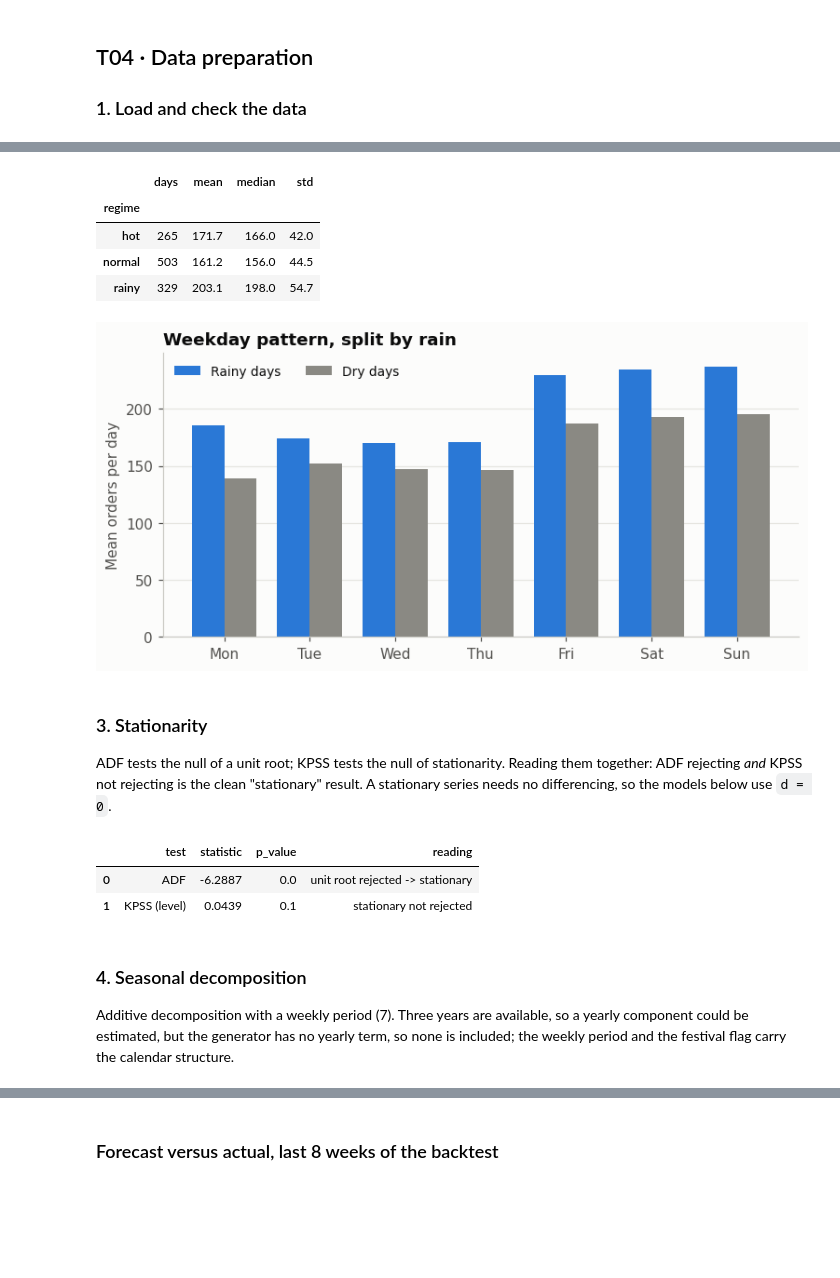
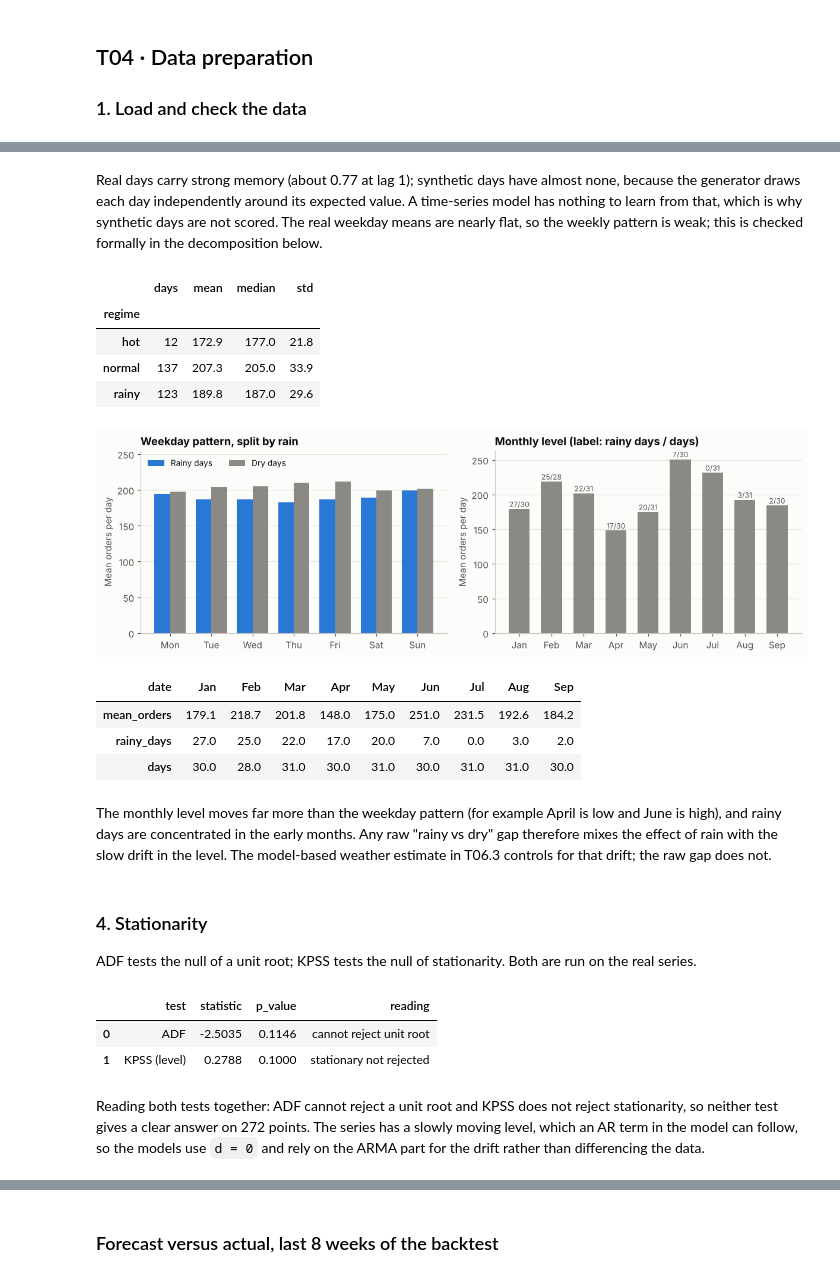
Before and after one commit to priyagarnet20-ops/weather-food-orders, a Jupyter notebook: notebooks/07_timeseries.ipynb, the cells around one changed output, grey strips where cells are left out. Drawn from its saved outputs; the diff is of its cells as text; code cells hidden in the pictures; blank space fills up the shorter version.

Commit message:
feat(forecast): re-run time-series forecasting on Surabaya data (T05, T06)

```diff
--- a/notebooks/07_timeseries.ipynb
+++ b/notebooks/07_timeseries.ipynb
@@ -39,8 +46,3 @@ TEST_DAYS = 56                        # static hold-out: last 8 weeks
 # %% [markdown]
 ## T04 · Data preparation
 ### 1. Load and check the data
-# %%
-df = F.load_daily(WEATHER_CSV, ORDERS_CSV)
-assert df["order_count"].notna().all(), "orders missing for some weather days"
-display(F.data_quality(df).to_frame("value"))
-display(df[["order_count", "precip_mm", "temp_max_c", "is_rainy", "heavy_rain", "is_hot", "dow", "regime"]].head())
@@ -66,0 +49,12 @@ pattern, weather and noise.
+# %%
+df_all = F.load_daily(WEATHER_CSV, ORDERS_CSV)
+assert df_all["order_count"].notna().all(), "orders missing for some days"
+display(F.data_quality(df_all).to_frame("value"))
+
+real = df_all[df_all["is_synthetic"] == 0]                 # 272 real POS days: the only days that are scored
+hist = df_all.loc[:real.index.max()]                       # synthetic 2024 + 1 Jan 2025, then the real days
+N_PREFIX = int((hist["is_synthetic"] == 1).sum())          # synthetic rows before the first real day
+assert real.index.is_monotonic_increasing and (real.index.to_series().diff().dropna() == pd.Timedelta("1D")).all()
+print(f"real series: {real.index.min().date()} → {real.index.max().date()} ({len(real)} days, no gaps)")
+print(f"synthetic history before it: {N_PREFIX} days; synthetic Q4 2025 after it is never used")
+display(real[["order_count", "precip_mm", "temp_max_c", "is_rainy", "heavy_rain", "is_hot", "is_festival", "dow", "regime"]].head())
@@ -78,34 +119,53 @@ save(fig, "fig01_series"); plt.show()
+# %% [markdown]
+Real days carry strong memory (about 0.77 at lag 1); synthetic days have almost none, because the generator draws each day
+independently around its expected value. A time-series model has nothing to learn from that, which is why synthetic days are not
+scored. The real weekday means are nearly flat, so the weekly pattern is weak; this is checked formally in the decomposition below.
 # %%
-g = df.groupby("regime")["order_count"].agg(days="count", mean="mean", median="median", std="std").round(1)
+g = real.groupby("regime")["order_count"].agg(days="count", mean="mean", median="median", std="std").round(1)
 display(g)
+mon = real.groupby(real.index.month).agg(mean_orders=("order_count", "mean"), rainy_days=("is_rainy", "sum"), days=("is_rainy", "size"))
+mon.index = pd.to_datetime(mon.index, format="%m").strftime("%b")
+mon = mon.round(1)
 
-pv = df.assign(rain=np.where(df["is_rainy"] == 1, "rainy", "dry")).pivot_table(index="dow", columns="rain", values="order_count", aggfunc="mean")
-fig, ax = plt.subplots(figsize=(8, 3.6))
+pv = real.assign(rain=np.where(real["is_rainy"] == 1, "rainy", "dry")).pivot_table(index="dow", columns="rain", values="order_count", aggfunc="mean")
+fig, axes = plt.subplots(1, 2, figsize=(11, 3.6))
 x = np.arange(7); w = 0.38
-ax.bar(x - w/2, pv["rainy"], w, color=S.C["blue"], label="Rainy days")
-ax.bar(x + w/2, pv["dry"], w, color=S.C["gray"], label="Dry days")
-ax.set_xticks(x, ["Mon", "Tue", "Wed", "Thu", "Fri", "Sat", "Sun"]); ax.set_ylabel("Mean orders per day")
-ax.set_title("Weekday pattern, split by rain"); ax.legend(ncol=2, loc="upper left")
-save(fig, "fig02_weekday_rain"); plt.show()
+axes[0].bar(x - w/2, pv["rainy"], w, color=S.C["blue"], label="Rainy days")
+axes[0].bar(x + w/2, pv["dry"], w, color=S.C["gray"], label="Dry days")
+axes[0].set_xticks(x, ["Mon", "Tue", "Wed", "Thu", "Fri", "Sat", "Sun"]); axes[0].set_ylabel("Mean orders per day")
+axes[0].set_ylim(0, 255); axes[0].set_title("Weekday pattern, split by rain"); axes[0].legend(ncol=2, loc="upper left")
+axes[1].bar(mon.index, mon["mean_orders"], color=S.C["gray"], width=0.65)
+for i, (m, row) in enumerate(mon.iterrows()):
+    axes[1].text(i, row["mean_orders"] + 3, f"{int(row['rainy_days'])}/{int(row['days'])}", ha="center", fontsize=8, color=S.C["ink2"])
+axes[1].set_ylabel("Mean orders per day"); axes[1].set_title("Monthly level (label: rainy days / days)")
+fig.tight_layout(); save(fig, "fig02_weekday_rain"); plt.show()
+display(mon.T)
 # %% [output]
 |  | days | mean | median | std |
 | regime |  |  |  |  |
-| hot | 265 | 171.7 | 166.0 | 42.0 |
-| normal | 503 | 161.2 | 156.0 | 44.5 |
-| rainy | 329 | 203.1 | 198.0 | 54.7 |
+| hot | 12 | 172.9 | 177.0 | 21.8 |
+| normal | 137 | 207.3 | 205.0 | 33.9 |
+| rainy | 123 | 189.8 | 187.0 | 29.6 |
-[figure, old version]
+[figure, new version]
+| date | Jan | Feb | Mar | Apr | May | Jun | Jul | Aug | Sep |
+| mean_orders | 179.1 | 218.7 | 201.8 | 148.0 | 175.0 | 251.0 | 231.5 | 192.6 | 184.2 |
+| rainy_days | 27.0 | 25.0 | 22.0 | 17.0 | 20.0 | 7.0 | 0.0 | 3.0 | 2.0 |
+| days | 30.0 | 28.0 | 31.0 | 30.0 | 31.0 | 30.0 | 31.0 | 31.0 | 30.0 |
+# %% [markdown]
+The monthly level moves far more than the weekday pattern (for example April is low and June is high), and rainy days are
+concentrated in the early months. Any raw "rainy vs dry" gap therefore mixes the effect of rain with the slow drift in
+the level. The model-based weather estimate in T06.3 controls for that drift; the raw gap does not.
 # %% [markdown]
-### 3. Stationarity
-ADF tests the null of a unit root; KPSS tests the null of stationarity. Reading them together: ADF rejecting *and* KPSS not
-rejecting is the clean "stationary" result. A stationary series needs no differencing, so the models below use `d = 0`.
+### 4. Stationarity
+ADF tests the null of a unit root; KPSS tests the null of stationarity. Both are run on the real series.
 # %%
-st = F.stationarity_tests(df["order_count"])
+st = F.stationarity_tests(real["order_count"])
 display(st.round(4))
 # %% [output]
 |  | test | statistic | p_value | reading |
-| 0 | ADF | -6.2887 | 0.0 | unit root rejected -> stationary |
-| 1 | KPSS (level) | 0.0439 | 0.1 | stationary not rejected |
+| 0 | ADF | -2.5035 | 0.1146 | cannot reject unit root |
+| 1 | KPSS (level) | 0.2788 | 0.1000 | stationary not rejected |
-# %% [markdown]
-### 4. Seasonal decomposition
-Additive decomposition with a weekly period (7). Three years are available, so a yearly component could be estimated, but the generator has no yearly term, so none is
-included; the weekly period and the festival flag carry the calendar structure.
+# %% [markdown]
+Reading both tests together: ADF cannot reject a unit root and KPSS does not reject stationarity, so neither test gives a clear
+answer on 272 points. The series has a slowly moving level, which an AR term in the model can follow, so the models use `d = 0`
+and rely on the ARMA part for the drift rather than differencing the data.
```
Also changed, not shown: parts of 44 cells of this notebook, 20 other files.
